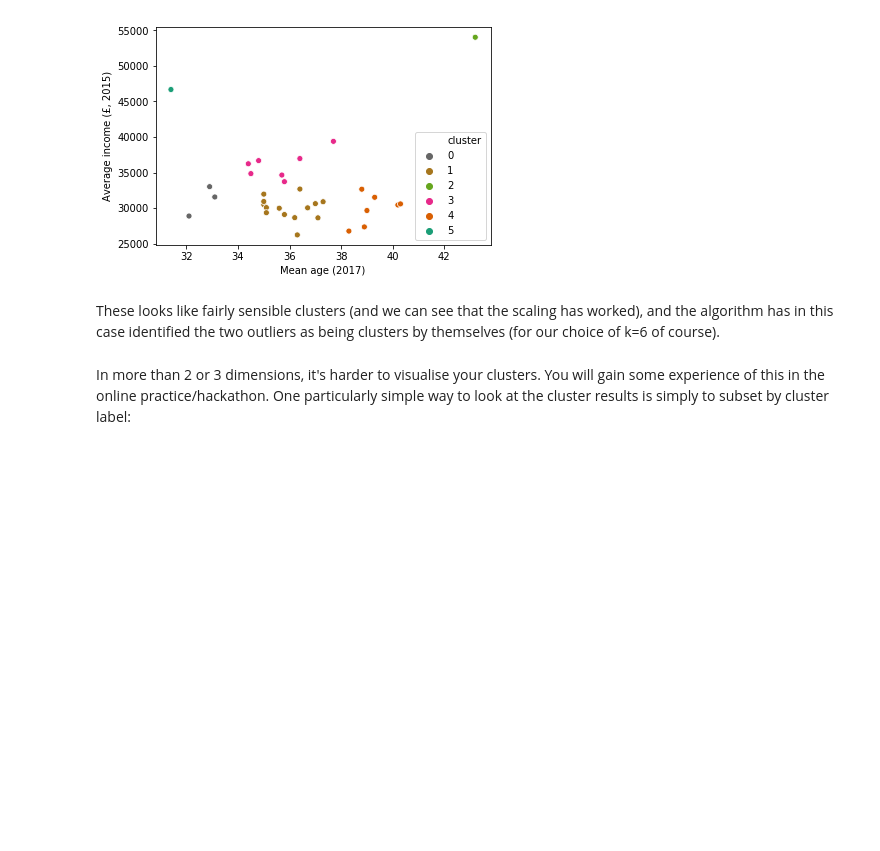
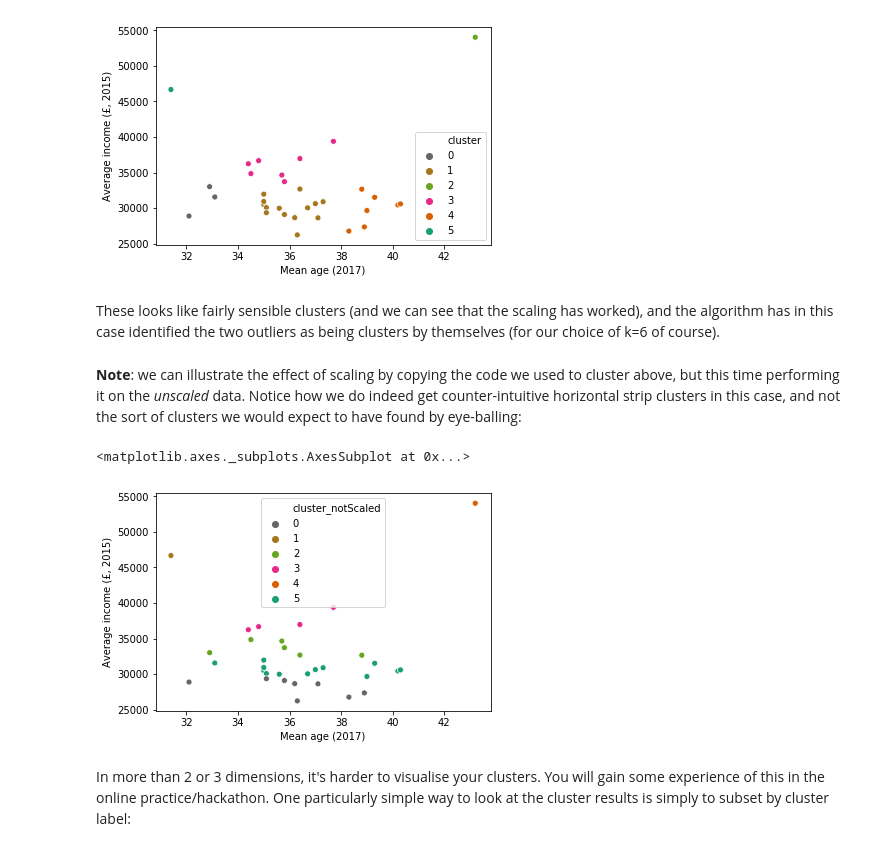
Before and after one commit to rbpduffy1/data-resources, a Jupyter notebook: clustering/clustering_workshop_completed_notebook.ipynb, the cells around one changed output. Cells and saved outputs as stored; diff of their text form; code cells hidden in the pictures; blank space fills up the shorter version.

```diff
--- a/clustering/clustering_workshop_completed_notebook.ipynb
+++ b/clustering/clustering_workshop_completed_notebook.ipynb
@@ -160,6 +159,24 @@ sns.scatterplot(x = data['Mean age (2017)'], y = data['Average income (£, 2015)
 [figure]
 # %% [markdown]
 These looks like fairly sensible clusters (and we can see that the scaling has worked), and the algorithm has in this case identified the two outliers as being clusters by themselves (for our choice of k=6 of course).
+# %% [markdown]
+**Note**: we can illustrate the effect of scaling by copying the code we used to cluster above, but this time performing it on the *unscaled* data. Notice how we do indeed get counter-intuitive horizontal strip clusters in this case, and not the sort of clusters we would expect to have found by eye-balling:
+# %%
+data_not_scaled = data[['Mean age (2017)', 'Average income (£, 2015)']]
+
+model2 = KMeans(n_clusters = 6, random_state = 123)
+
+model2.fit(data_not_scaled)
+
+data['cluster_notScaled'] = model2.labels_
+
+sns.scatterplot(x = data['Mean age (2017)'], y = data['Average income (£, 2015)'],
+               hue = data['cluster_notScaled'],
+               palette = 'Dark2_r',
+               legend = 'full')
+# %% [output]
+<matplotlib.axes._subplots.AxesSubplot at 0x...>
+[figure, added]
 # %% [markdown]
 In more than 2 or 3 dimensions, it's harder to visualise your clusters. You will gain some experience of this in the online practice/hackathon. One particularly simple way to look at the cluster results is simply to subset by cluster label:
 # %%
```
Also changed, not shown: parts of 8 cells of this notebook.
